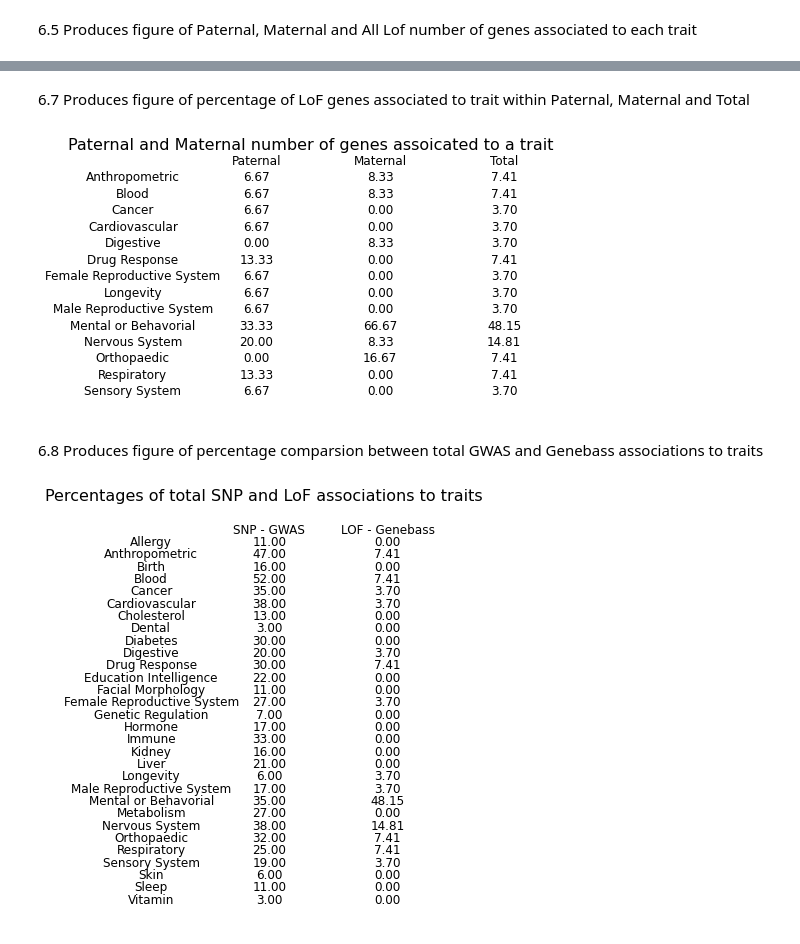
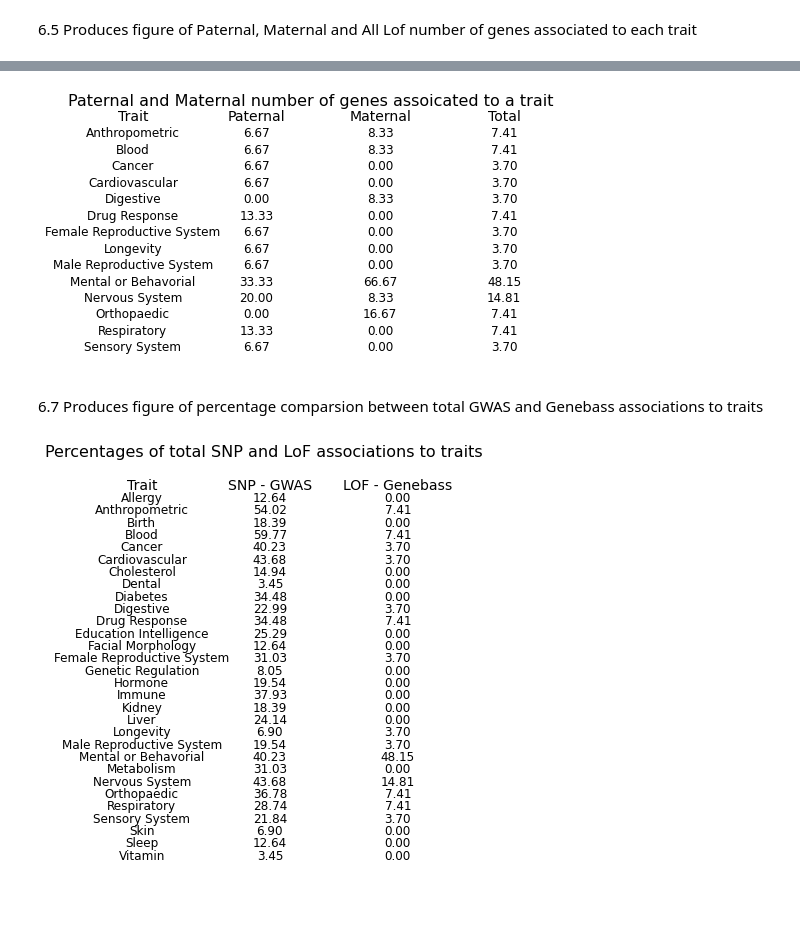
Before and after one commit to spanayotti/GD5999---Code, a Jupyter notebook: Imprinted_Gene_Analysis.ipynb, the cells around one changed output, grey strips where cells are left out. Cells and saved outputs as stored; diff of their text form; code cells hidden in the pictures; blank space fills up the shorter version.

```diff
--- a/Imprinted_Gene_Analysis.ipynb
+++ b/Imprinted_Gene_Analysis.ipynb
@@ -2049,13 +2015,13 @@ for n in overall_lof_total:
 fig, ax = plt.subplots(nrows=15, ncols=4, figsize=(8.5,4.5))
 fig.suptitle('Paternal and Maternal number of genes assoicated to a trait', fontsize=16)
 
-ax[0, 0].set_title("", fontsize=12)
+ax[0, 0].set_title("Trait", fontsize=14)
 ax[0, 0].axis('off')
-ax[0, 1].set_title("Paternal", fontsize=12)
+ax[0, 1].set_title("Paternal", fontsize=14)
 ax[0, 1].axis('off')
-ax[0, 2].set_title("Maternal", fontsize=12)
+ax[0, 2].set_title("Maternal", fontsize=14)
 ax[0, 2].axis('off')
-ax[0, 3].set_title("Total", fontsize=12)
+ax[0, 3].set_title("Total", fontsize=14)
 ax[0, 3].axis('off')
 
 k = 0
@@ -2103,19 +2068,17 @@ for n in new_lof_total:
     #Prints pergentage to 2decimal places
     per_lof_total.append(final)
 np.savetxt("Output/Percentages/LoF_total.csv", per_lof_total, delimiter =", ", fmt ='% s')
-# %% [markdown]
-6.7 Produces figure of percentage of LoF genes associated to trait within Paternal, Maternal and Total
 # %%
 fig, ax = plt.subplots(nrows=15, ncols=4, figsize=(8.5,4.5))
 fig.suptitle('Paternal and Maternal number of genes assoicated to a trait', fontsize=16)
 
-ax[0, 0].set_title("", fontsize=12)
+ax[0, 0].set_title("Trait", fontsize=14)
 ax[0, 0].axis('off')
-ax[0, 1].set_title("Paternal", fontsize=12)
+ax[0, 1].set_title("Paternal", fontsize=14)
 ax[0, 1].axis('off')
-ax[0, 2].set_title("Maternal", fontsize=12)
+ax[0, 2].set_title("Maternal", fontsize=14)
 ax[0, 2].axis('off')
-ax[0, 3].set_title("Total", fontsize=12)
+ax[0, 3].set_title("Total", fontsize=14)
 ax[0, 3].axis('off')
 
 k = 0
@@ -2132,13 +2095,13 @@ for i in range(14):
 
 plt.savefig('Percentages_Paternal_Maternal_Lof_Gene_Associations.png')
 # %% [output]
-[figure, old version]
+[figure, new version]
 # %% [markdown]
-6.8 Produces figure of percentage comparsion between total GWAS and Genebass associations to traits
+6.7 Produces figure of percentage comparsion between total GWAS and Genebass associations to traits
 # %%
-per_GWAS_lof_paternal = []
-per_GWAS_lof_maternal = []
-per_GWAS_lof_total = []
+per2_lof_paternal = []
+per2_lof_maternal = []
+per2_lof_total = []
 
 #Paternal LoF
 for n in paternal_lof_total:
@@ -2146,44 +2109,44 @@ for n in paternal_lof_total:
     #Uses orginal total LoF arrays
     final = (n/no_lof_paternal) * 100.0
     #Prints pergentage to 2decimal places
-    per_GWAS_lof_paternal.append(final)
+    per2_lof_paternal.append(final)
 
 #Maternal LoF
 for n in maternal_lof_total:
     #Calculates percentage
     final = (n/no_lof_maternal) * 100.0
     #Prints pergentage to 2decimal places
-    per_GWAS_lof_maternal.append(final)
+    per2_lof_maternal.append(final)
 
 #Total LoF
 for n in overall_lof_total:
     #Calculates percentage
     final = (n/no_lof_total) * 100.0
     #Prints pergentage to 2decimal places
-    per_GWAS_lof_total.append(final)
+    per2_lof_total.append(final)
 
 np.savetxt("Output/Percentages/All-traits-total-LoF.csv", per_GWAS_lof_total, delimiter =", ", fmt ='% s')
 # %%
-fig, ax = plt.subplots(nrows=31, ncols=3, figsize=(6,7))
+fig, ax = plt.subplots(nrows=31, ncols=3, figsize=(6.5,7))
 fig.suptitle('Percentages of total SNP and LoF associations to traits', fontsize=16)
 
-ax[0, 0].set_title("", fontsize=12)
+ax[0, 0].set_title("Trait", fontsize=14)
 ax[0, 0].axis('off')
-ax[0, 1].set_title("SNP - GWAS", fontsize=12)
+ax[0, 1].set_title("SNP - GWAS", fontsize=14)
 ax[0, 1].axis('off')
-ax[0, 2].set_title("LOF - Genebass", fontsize=12)
+ax[0, 2].set_title("LOF - Genebass", fontsize=14)
 ax[0, 2].axis('off')
 
 k = 0
 for i in range(30):
     k = i+1
     ax[k, 0].set_title(output_traits[i], fontsize=12)
     ax[k, 0].axis('off')
-    ax[k, 1].set_title(format(overall_imprint_total[i],".2f"), fontsize=12)
+    ax[k, 1].set_title(format(per_all[i],".2f"), fontsize=12)
     ax[k, 1].axis('off')
-    ax[k, 2].set_title(format(per_GWAS_lof_total[i],".2f"), fontsize=12)
+    ax[k, 2].set_title(format(per2_lof_total[i],".2f"), fontsize=12)
     ax[k, 2].axis('off')
 
 plt.savefig('Percentages_SNP_Lof_Comparsion_Associations.png')
 # %% [output]
-[figure, old version]
+[figure, new version]
```
Also changed, not shown: parts of 18 cells of this notebook.
